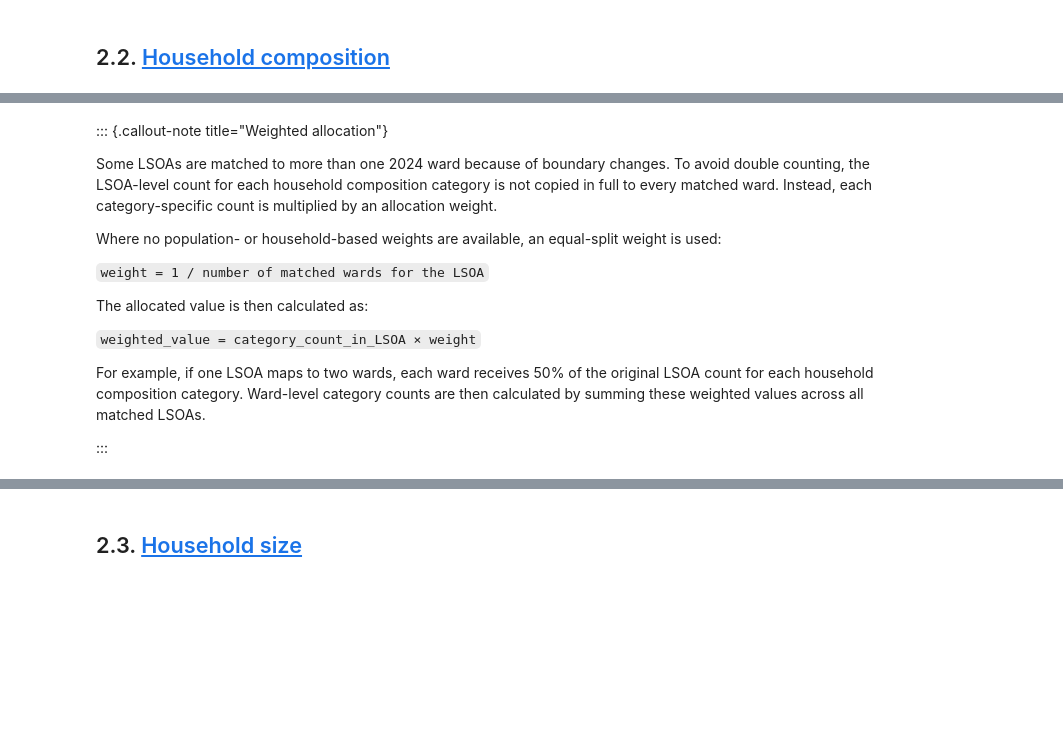
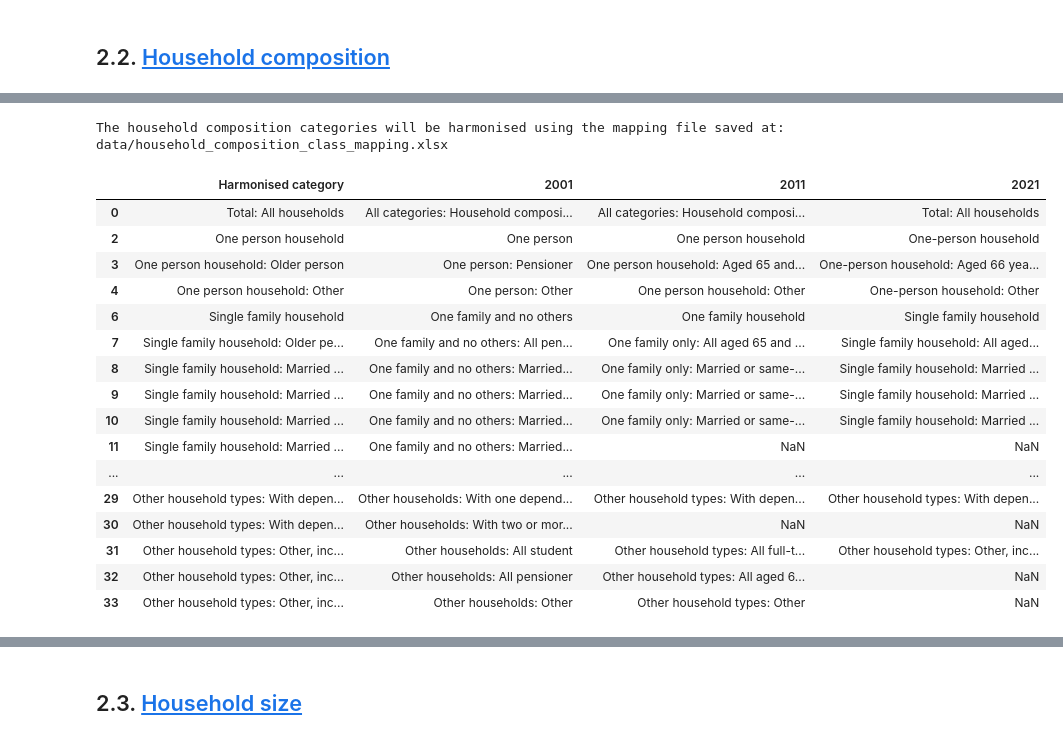
Before and after one commit to alysiayx/bradford-household-structure-trends, a Jupyter notebook: data_processing.ipynb, the cells around one changed output, grey strips where cells are left out. Drawn from its saved outputs; the diff is of its cells as text; code cells hidden in the pictures; blank space fills up the shorter version.

```diff
--- a/data_processing.ipynb
+++ b/data_processing.ipynb
@@ -168,0 +303,21 @@ def lsoa_to_ward(df, year, lsoa_col, ward_col, ward_mapping):
+# %%
+col_mappings = {
+    "DATE": "census",
+    "GEOGRAPHY_CODE": "geography_code",
+    "GEOGRAPHY_TYPE": "geography_type",
+    "GEOGRAPHY_NAME": "geography_name",
+
+    "C_HHCHUK11": "class_order",
+    "CELL_SORTORDER": "class_order",
+    "C2021_HHCOMP_15_SORTORDER": "class_order",
+
+    "C_HHCHUK11_NAME": "class_name",
+    "CELL_NAME": "class_name",
+    "C2021_HHCOMP_15_NAME": "class_name",
+
+    "C2021_HHCOMP_15_TYPE": "class_type",
+    "CELL_TYPE": "class_type",
+    "C_HHCHUK11_TYPE": "class_type",
+
+    "OBS_VALUE": "number",
+}
@@ -169 +357,12 @@ def lsoa_to_ward(df, year, lsoa_col, ward_col, ward_mapping):
+# %%
+keep_cols = list(dict.fromkeys(col_mappings.values()))
+
+dfs_comp = {
+    f.name[:4]: (
+        pd.read_csv(f)
+        .rename(columns=col_mappings)
+        .loc[:, lambda df: [c for c in keep_cols if c in df.columns]]
+    )
+    for f in comp_files
+}
 # %% [markdown]
@@ -314,16 +379,0 @@ df_comp_lsoa
-# %% [markdown]
-::: {.callout-note title="Weighted allocation"}
-
-Some LSOAs are matched to more than one 2024 ward because of boundary changes. To avoid double counting, the LSOA-level count for each household composition category is not copied in full to every matched ward. Instead, each category-specific count is multiplied by an allocation weight.
-
-Where no population- or household-based weights are available, an equal-split weight is used:
-
-`weight = 1 / number of matched wards for the LSOA`
-
-The allocated value is then calculated as:
-
-`weighted_value = category_count_in_LSOA × weight`
-
-For example, if one LSOA maps to two wards, each ward receives 50% of the original LSOA count for each household composition category. Ward-level category counts are then calculated by summing these weighted values across all matched LSOAs.
-
-:::
@@ -364,0 +380,31 @@ df_comp_ward.to_excel(data_dir / 'household_composition_ward.xlsx', index=False)
+# %%
+# load class mappings
+class_mapping_file = data_dir / "household_composition_class_mapping.xlsx"
+class_mapping = pd.read_excel(class_mapping_file).dropna(how='all')
+class_mapping = class_mapping.rename(columns=str)
+
+print(
+    "[bold]The household composition categories will be harmonised using the mapping file saved at:[/bold] "
+    f"[bold red]{class_mapping_file}[/bold red]"
+)
+class_mapping
+# %% [output]
+The household composition categories will be harmonised using the mapping file saved at:
+data/household_composition_class_mapping.xlsx
+|  | Harmonised category | 2001 | 2011 | 2021 |
+| 0 | Total: All households | All categories: Household composi... | All categories: Household composi... | Total: All households |
+| 2 | One person household | One person | One person household | One-person household |
+| 3 | One person household: Older person | One person: Pensioner | One person household: Aged 65 and... | One-person household: Aged 66 yea... |
+| 4 | One person household: Other | One person: Other | One person household: Other | One-person household: Other |
+| 6 | Single family household | One family and no others | One family household | Single family household |
+| 7 | Single family household: Older pe... | One family and no others: All pen... | One family only: All aged 65 and ... | Single family household: All aged... |
+| 8 | Single family household: Married ... | One family and no others: Married... | One family only: Married or same-... | Single family household: Married ... |
+| 9 | Single family household: Married ... | One family and no others: Married... | One family only: Married or same-... | Single family household: Married ... |
+| 10 | Single family household: Married ... | One family and no others: Married... | One family only: Married or same-... | Single family household: Married ... |
+| 11 | Single family household: Married ... | One family and no others: Married... | NaN | NaN |
+| ... | ... | ... | ... | ... |
+| 29 | Other household types: With depen... | Other households: With one depend... | Other household types: With depen... | Other household types: With depen... |
+| 30 | Other household types: With depen... | Other households: With two or mor... | NaN | NaN |
+| 31 | Other household types: Other, inc... | Other households: All student | Other household types: All full-t... | Other household types: Other, inc... |
+| 32 | Other household types: Other, inc... | Other households: All pensioner | Other household types: All aged 6... | NaN |
+| 33 | Other household types: Other, inc... | Other households: Other | Other household types: Other | NaN |
```
Also changed, not shown: parts of 54 cells of this notebook, 28 other files.
